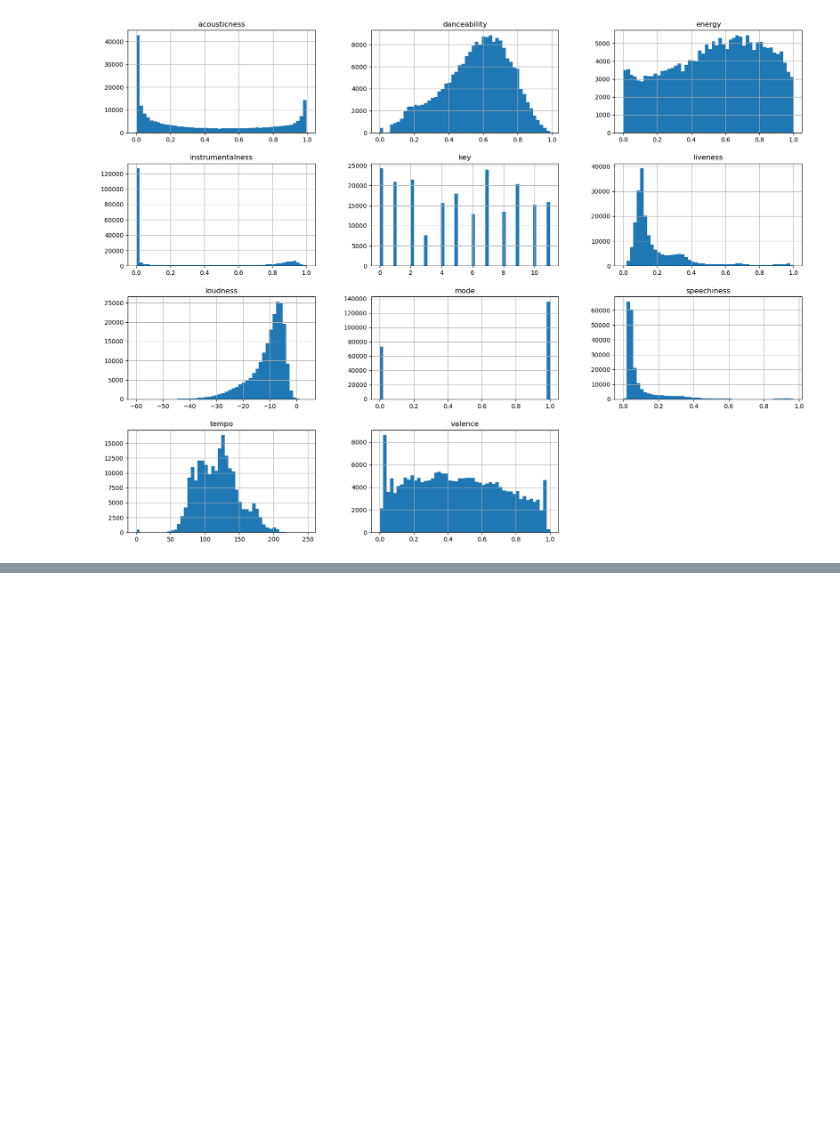
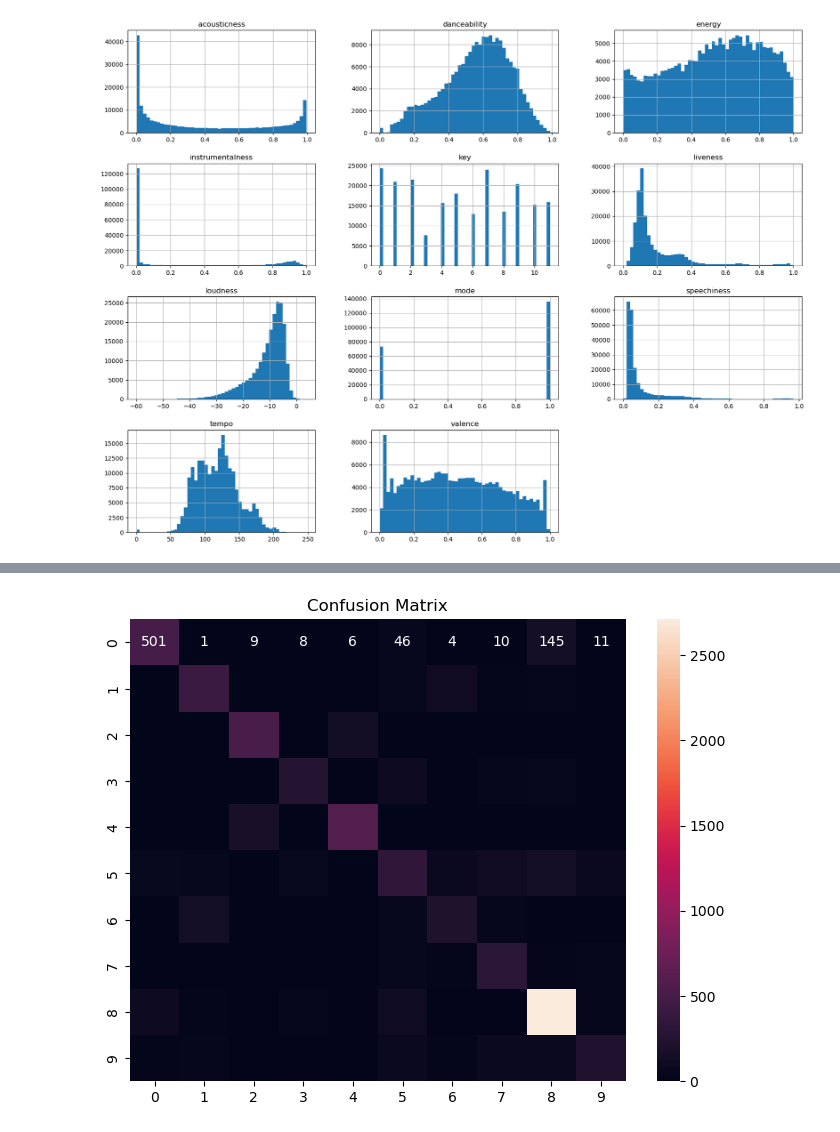
Before and after one commit to MaksiMental/Spotify-Music-Prediction, a Jupyter notebook: dataclearning.ipynb, the cells around one changed output, grey strips where cells are left out. Cells and saved outputs as stored; diff of their text form; code cells hidden in the pictures; blank space fills up the shorter version.

```diff
--- a/dataclearning.ipynb
+++ b/dataclearning.ipynb
@@ -287,0 +403,2 @@ plt.show()
+# %%
+ypred = model.predict(xtest).argmax(axis=1)
@@ -287,0 +407,9 @@ plt.show()
+# %%
+from sklearn import metrics
+
+plt.subplots(figsize=(8,6))
+cf_matrix = metrics.confusion_matrix(ytest, ypred)
+_ = sns.heatmap(cf_matrix, fmt=".0f", annot=True)
+_ = plt.title("Confusion Matrix")
+# %% [output]
+[figure, added]
```
Also changed, not shown: parts of 11 cells of this notebook.
